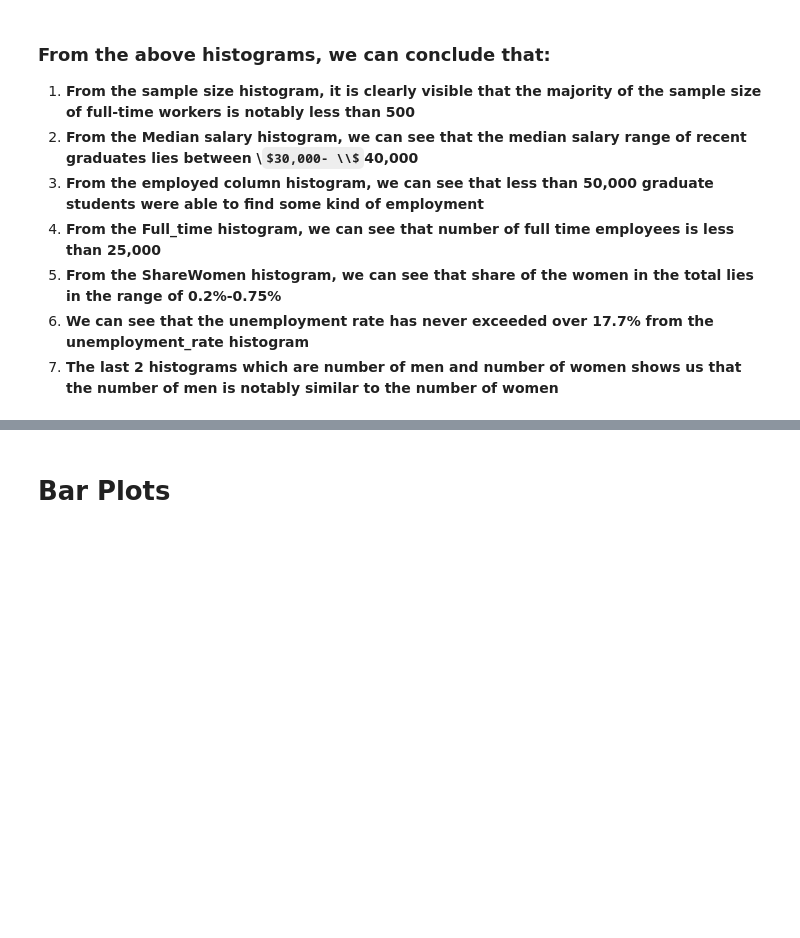
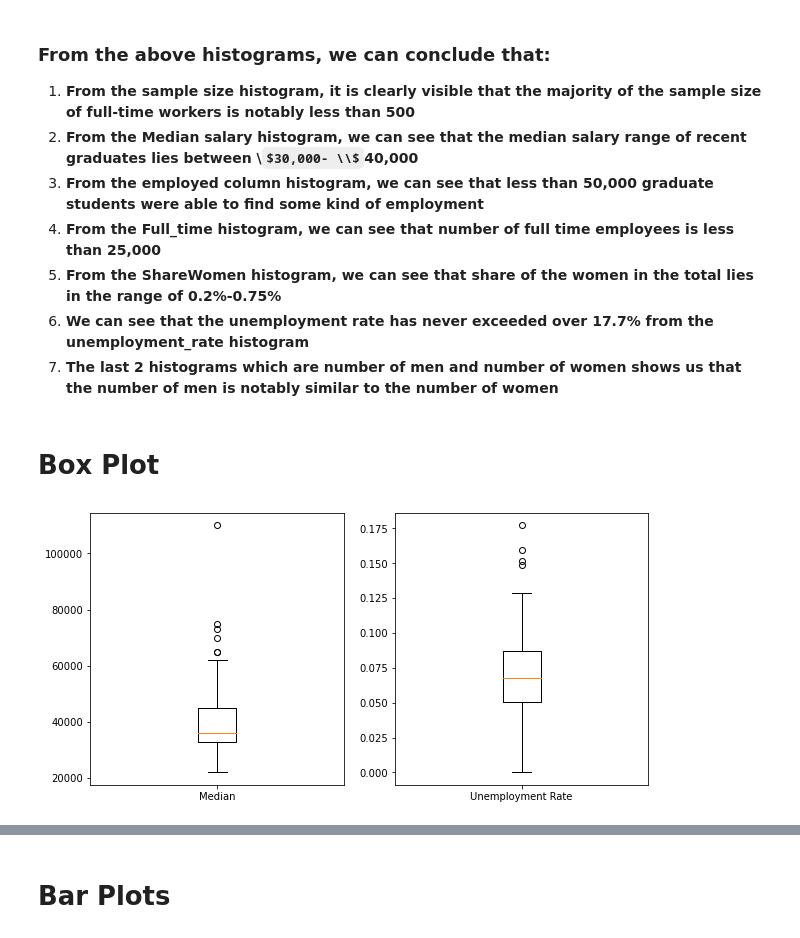
Before and after one commit to puneettokhi/CMPE255, a Jupyter notebook: college_major_analysis.ipynb, the cells around one changed output, grey strips where cells are left out. Cells and saved outputs as stored; diff of their text form; code cells hidden in the pictures; some formulas as TeX source; blank space fills up the shorter version.

Commit message:
Adding box plot

```diff
--- a/college_major_analysis.ipynb
+++ b/college_major_analysis.ipynb
@@ -388,3 +388,19 @@ for i in range(4,8):
 5. **From the ShareWomen histogram, we can see that share of the women in the total lies in the range of 0.2%-0.75%**
 6. **We can see that the unemployment rate has never exceeded over 17.7% from the unemployment_rate histogram**
 7. **The last 2 histograms which are number of men and number of women shows us that the number of men is notably similar to the number of women**
+# %% [markdown]
+# Box Plot
+# %%
+fig, axes = plt.subplots(nrows = 1, ncols = 2, figsize=(10,5))
+ax0, ax1 = axes.flatten()
+
+ax0.boxplot(recent_grads_df['Median'].values)
+ax0.set_xticklabels(['Median'])
+
+ax1.boxplot(recent_grads_df['Unemployment_rate'].values)
+ax1.set_xticklabels(['Unemployment Rate'])
+
+
+plt.show()
+# %% [output]
+[figure, added]
```
Also changed, not shown: parts of 23 cells of this notebook, 2 other files.
